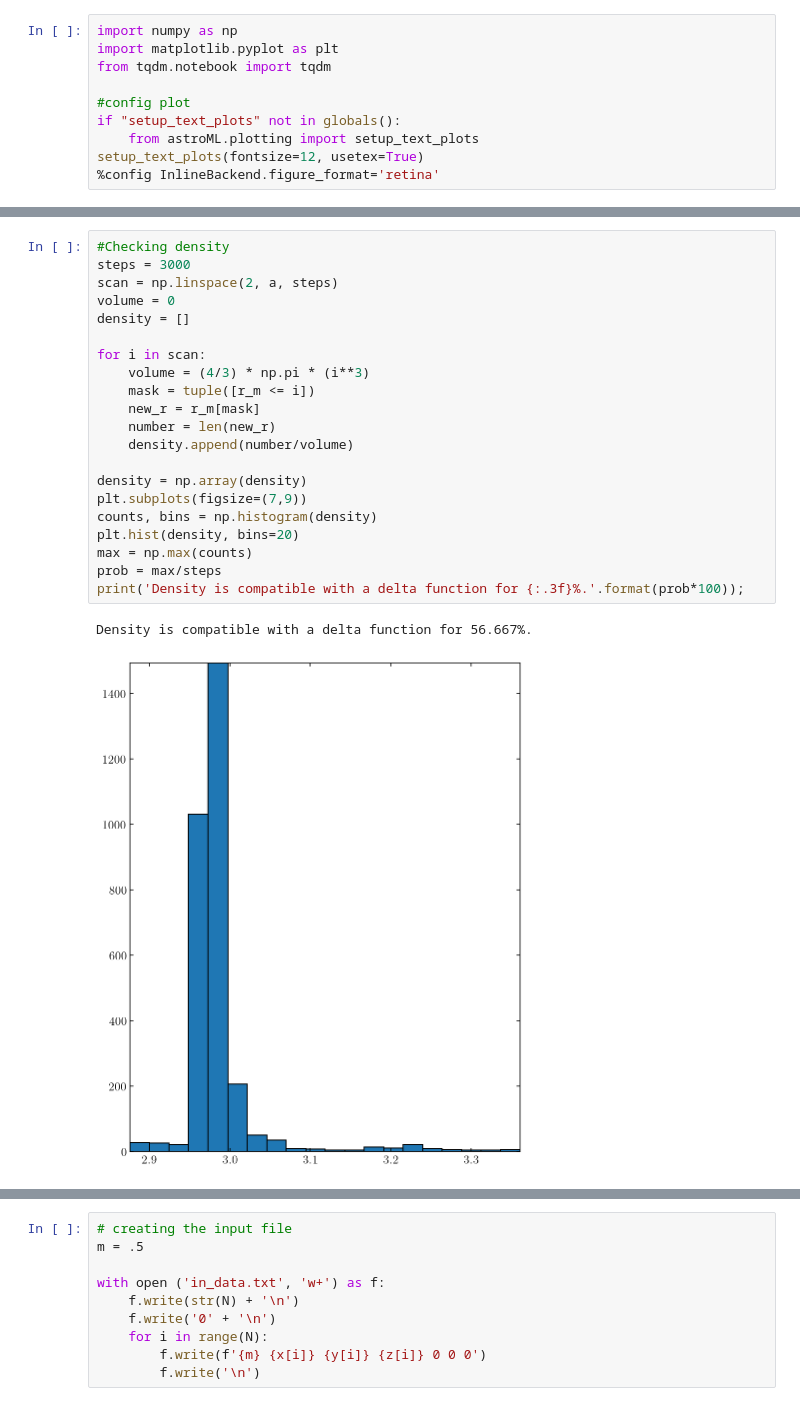
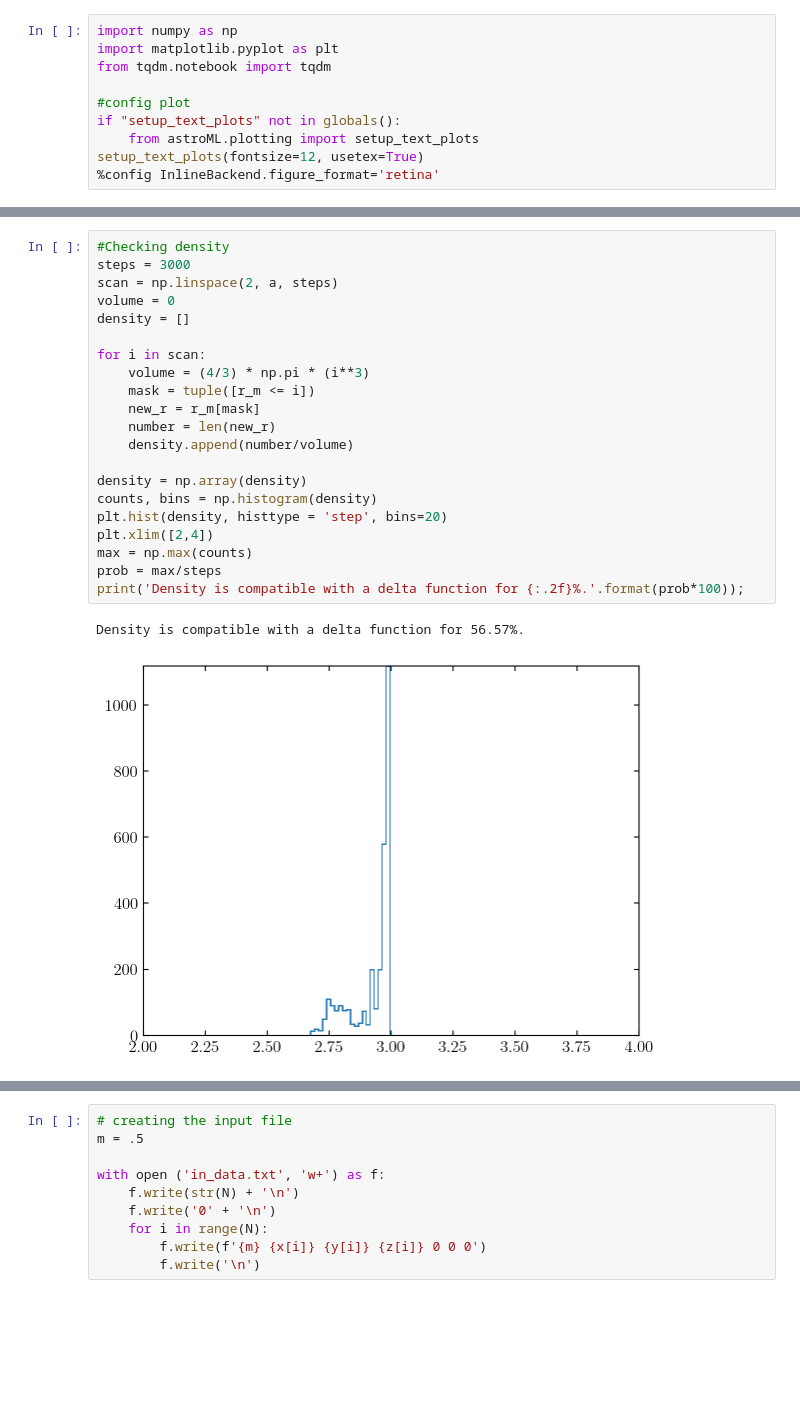
Before and after one commit to smucedola/galaxies-dynamics_2023, a Jupyter notebook: nbody_sh1/selfsimilar_collapse/m = 0.5/selfsphere.ipynb, the cells around one changed output, grey strips where cells are left out. Cells and saved outputs as stored; diff of their text form; blank space fills up the shorter version.

```diff
--- a/nbody_sh1/selfsimilar_collapse/m = 0.5/selfsphere.ipynb
+++ b/nbody_sh1/selfsimilar_collapse/m = 0.5/selfsphere.ipynb
@@ -105,27 +105,27 @@ axs[1].scatter(x_m,y_m,z_m, s =.5, color='royalblue');
 # %%
 #Checking density
 steps = 3000
 scan = np.linspace(2, a, steps)
 volume = 0
 density = []
 
 for i in scan:
     volume = (4/3) * np.pi * (i**3)
     mask = tuple([r_m <= i])
     new_r = r_m[mask]
     number = len(new_r)
     density.append(number/volume)
 
 density = np.array(density)
-plt.subplots(figsize=(7,9))
 counts, bins = np.histogram(density)
-plt.hist(density, bins=20)
+plt.hist(density, histtype = 'step', bins=20)
+plt.xlim([2,4])
 max = np.max(counts)
 prob = max/steps
-print('Density is compatible with a delta function for {:.3f}%.'.format(prob*100));
+print('Density is compatible with a delta function for {:.2f}%.'.format(prob*100));
 # %% [output]
-Density is compatible with a delta function for 56.667%.
+Density is compatible with a delta function for 56.57%.
-[figure, old version]
+[figure, new version]
 # %%
 fig, axs = plt.subplots(2,2, figsize = (7,7), tight_layout = True)
 
```
Also changed, not shown: parts of 12 cells of this notebook, 3 other files.
